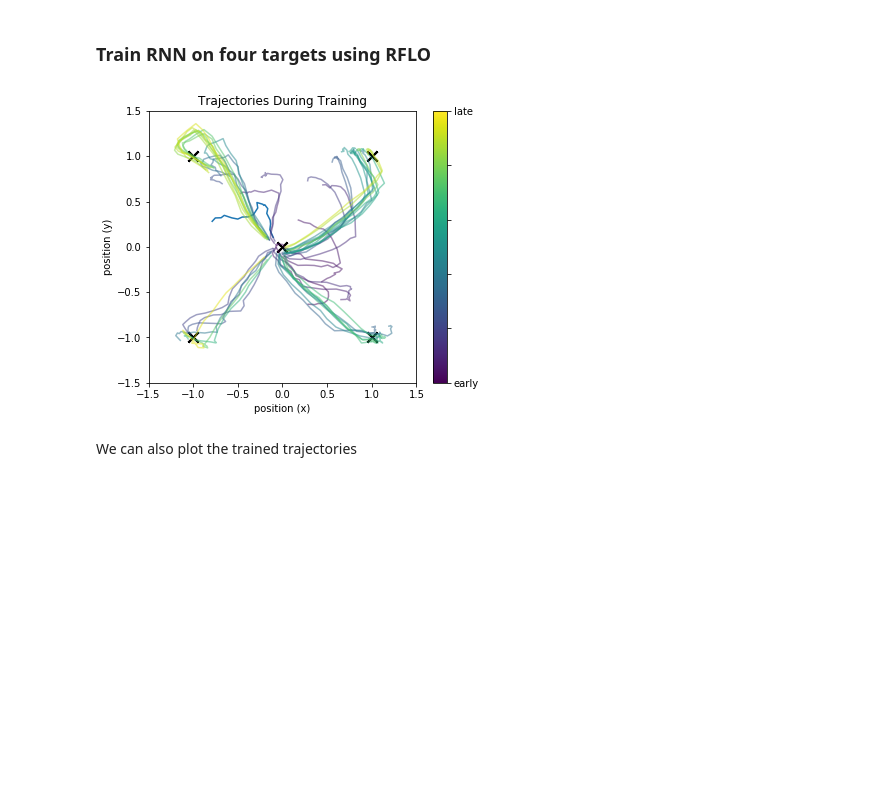
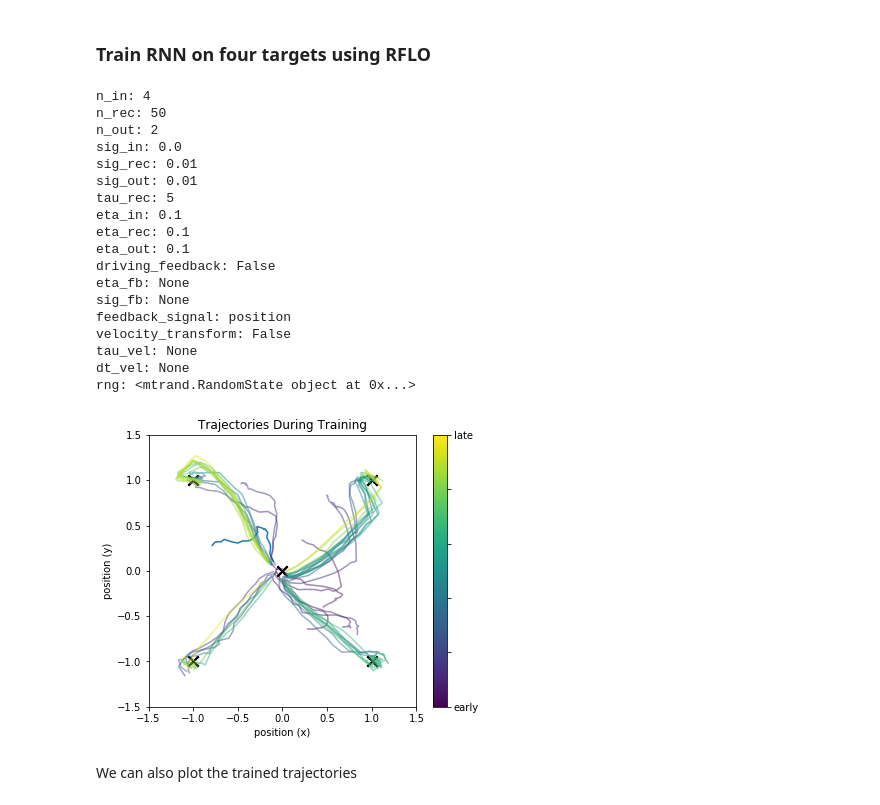
Before and after one commit to jacobfulano/rnn-learning, a Jupyter notebook: examples/Example1-RFLO.ipynb, the cells around one changed output. Cells and saved outputs as stored; diff of their text form; code cells hidden in the pictures; blank space fills up the shorter version.

```diff
--- a/examples/Example1-RFLO.ipynb
+++ b/examples/Example1-RFLO.ipynb
@@ -163,25 +163,44 @@ task4 = Task(x_in=x_pulse4,y_target=np.asarray([[-1],[-1]]))
 # %%
 # Set RNN Parameters
 params = RNNparams(n_in=4,n_rec=50,n_out=2,tau_rec=5,
                eta_in=0.1,eta_rec=0.1,eta_out=0.1,
                sig_in=0.0,sig_rec=0.01,sig_out=0.01,
                velocity_transform=False,
                rng=np.random.RandomState(1))
+params.print_params()
 
 # Initialize RNN
 net = RNN(params)
 
 
 # initialize simulation
 sim = Simulation(net)
 
 # instantiate learning algorithm
 # Specify particular matrix/unit to apply algorithm
 rflo = RFLO(net,apply_to=['w_rec','w_out'],online=True)
 
 sim.run_session(n_trials=500, tasks=[task1,task2,task3,task4], learn_alg=[rflo], probe_types=['h','y_out','pos'], plot=True, plot_freq=10)
 # %% [output]
+n_in: 4
+n_rec: 50
+n_out: 2
+sig_in: 0.0
+sig_rec: 0.01
+sig_out: 0.01
+tau_rec: 5
+eta_in: 0.1
+eta_rec: 0.1
+eta_out: 0.1
+driving_feedback: False
+eta_fb: None
+sig_fb: None
+feedback_signal: position
+velocity_transform: False
+tau_vel: None
+dt_vel: None
+rng: <mtrand.RandomState object at 0x...>
-[figure, old version]
+[figure, new version]
 # %% [markdown]
 We can also plot the trained trajectories
 # %%
```
Also changed, not shown: parts of 1 cell of this notebook, 4 other files.
